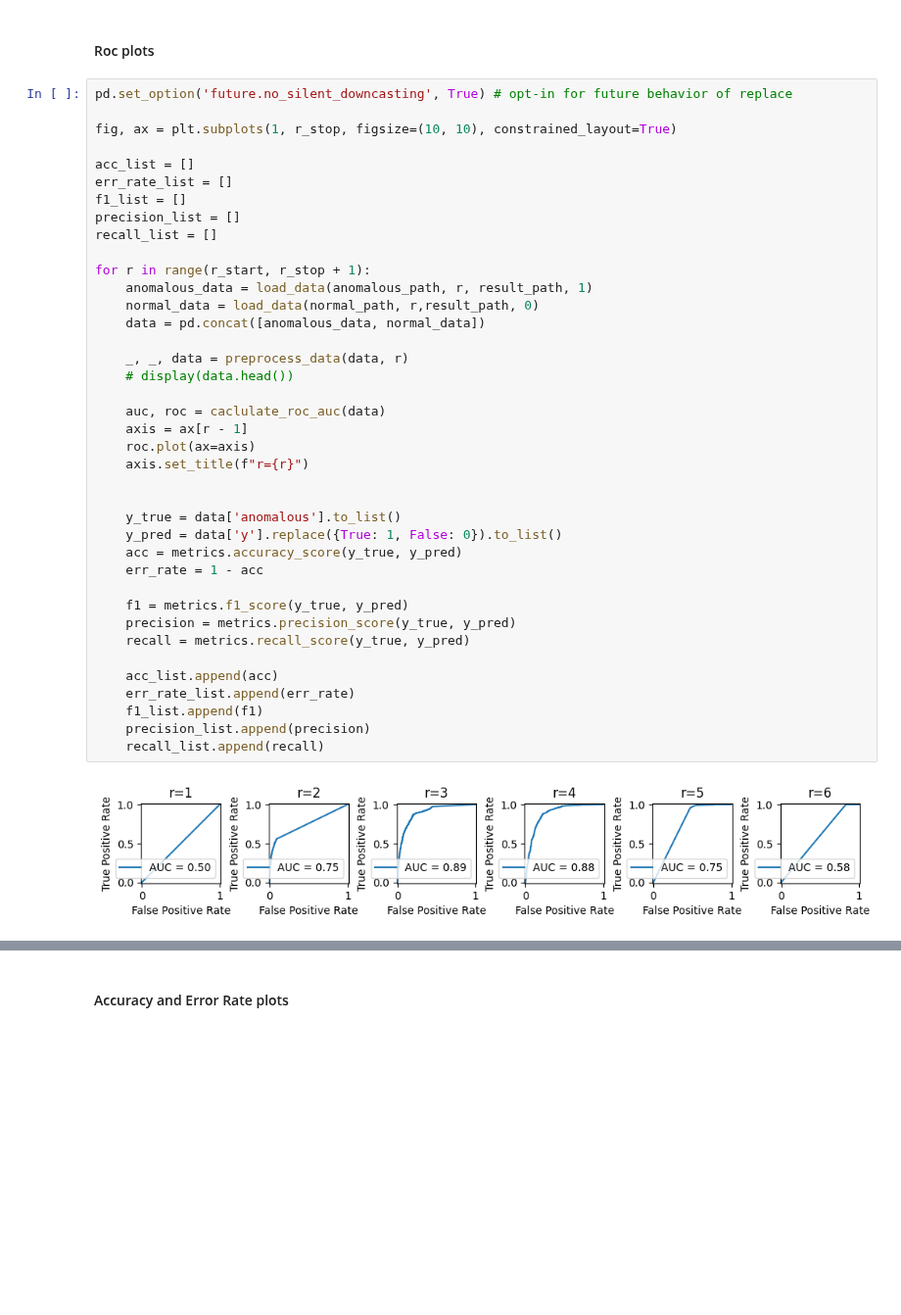
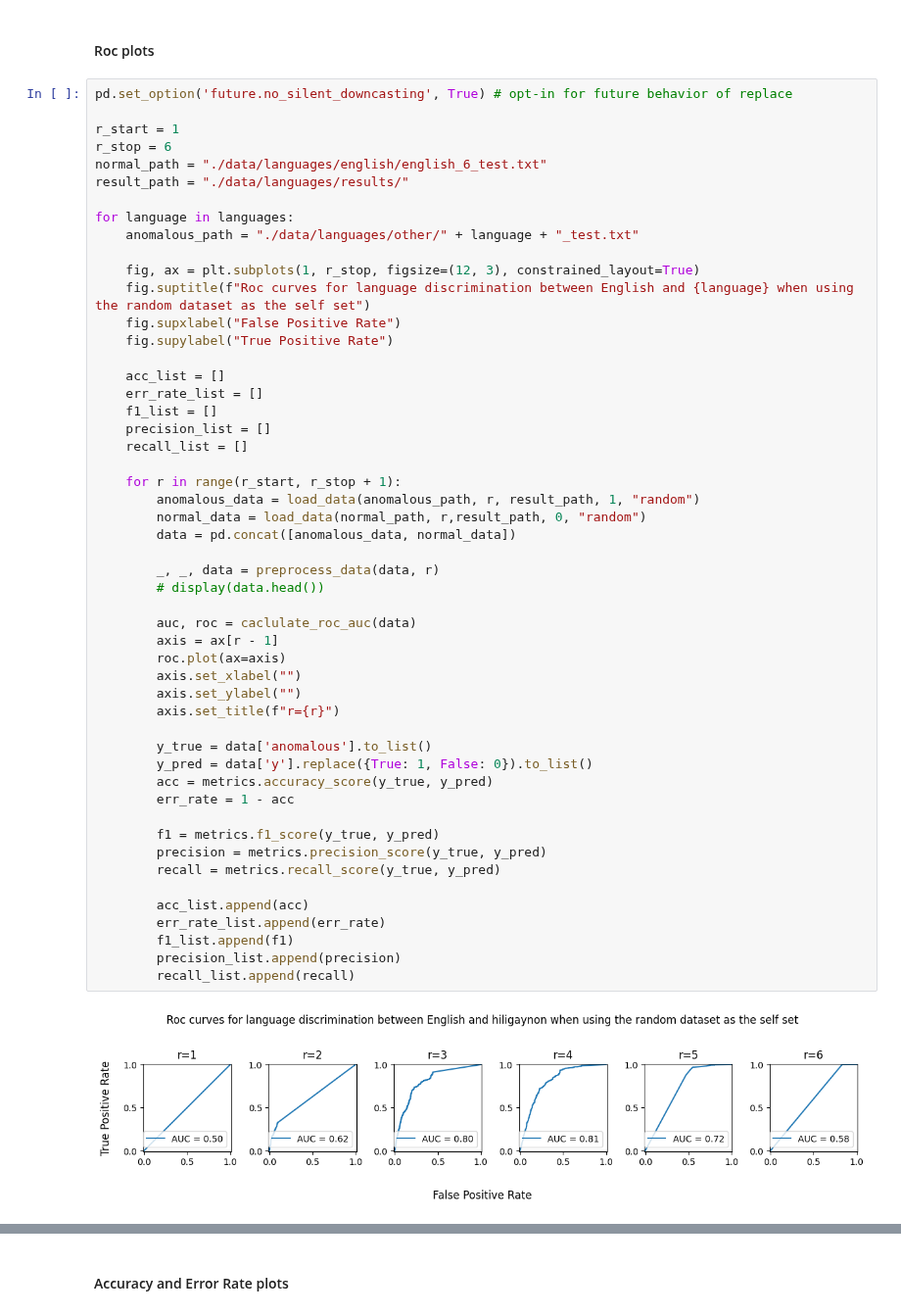
Before and after one commit to VaggelisSpi/NaCo_Project, a Jupyter notebook: project/language_discrimination.ipynb, the cells around one changed output, grey strips where cells are left out. Shown at 98% size. Cells and saved outputs as stored; diff of their text form; blank space fills up the shorter version.

Commit message:
Add plots of roc curves for english vs each other language for all train datasets

```diff
--- a/project/language_discrimination.ipynb
+++ b/project/language_discrimination.ipynb
@@ -366,41 +366,53 @@ def caclulate_roc_auc(data):
 # %%
 pd.set_option('future.no_silent_downcasting', True) # opt-in for future behavior of replace
 
-fig, ax = plt.subplots(1, r_stop, figsize=(10, 10), constrained_layout=True)
+r_start = 1
+r_stop = 6
+normal_path = "./data/languages/english/english_6_test.txt"
+result_path = "./data/languages/results/"
 
-acc_list = []
-err_rate_list = []
-f1_list = []
-precision_list = []
-recall_list = []
+for language in languages:
+    anomalous_path = "./data/languages/other/" + language + "_test.txt"
 
-for r in range(r_start, r_stop + 1):
-    anomalous_data = load_data(anomalous_path, r, result_path, 1)
-    normal_data = load_data(normal_path, r,result_path, 0)
-    data = pd.concat([anomalous_data, normal_data])
+    fig, ax = plt.subplots(1, r_stop, figsize=(12, 3), constrained_layout=True)
+    fig.suptitle(f"Roc curves for language discrimination between English and {language} when using the random dataset as the self set")
+    fig.supxlabel("False Positive Rate")
+    fig.supylabel("True Positive Rate")
 
-    _, _, data = preprocess_data(data, r)
-    # display(data.head())
+    acc_list = []
+    err_rate_list = []
+    f1_list = []
+    precision_list = []
+    recall_list = []
 
-    auc, roc = caclulate_roc_auc(data)
-    axis = ax[r - 1]
-    roc.plot(ax=axis)
-    axis.set_title(f"r={r}")
+    for r in range(r_start, r_stop + 1):
+        anomalous_data = load_data(anomalous_path, r, result_path, 1, "random")
+        normal_data = load_data(normal_path, r,result_path, 0, "random")
+        data = pd.concat([anomalous_data, normal_data])
 
+        _, _, data = preprocess_data(data, r)
+        # display(data.head())
 
-    y_true = data['anomalous'].to_list()
-    y_pred = data['y'].replace({True: 1, False: 0}).to_list()
-    acc = metrics.accuracy_score(y_true, y_pred)
-    err_rate = 1 - acc
+        auc, roc = caclulate_roc_auc(data)
+        axis = ax[r - 1]
+        roc.plot(ax=axis)
+        axis.set_xlabel("")
+        axis.set_ylabel("")
+        axis.set_title(f"r={r}")
 
-    f1 = metrics.f1_score(y_true, y_pred)
-    precision = metrics.precision_score(y_true, y_pred)
-    recall = metrics.recall_score(y_true, y_pred)
+        y_true = data['anomalous'].to_list()
+        y_pred = data['y'].replace({True: 1, False: 0}).to_list()
+        acc = metrics.accuracy_score(y_true, y_pred)
+        err_rate = 1 - acc
 
-    acc_list.append(acc)
-    err_rate_list.append(err_rate)
-    f1_list.append(f1)
-    precision_list.append(precision)
-    recall_list.append(recall)
+        f1 = metrics.f1_score(y_true, y_pred)
+        precision = metrics.precision_score(y_true, y_pred)
+        recall = metrics.recall_score(y_true, y_pred)
+
+        acc_list.append(acc)
+        err_rate_list.append(err_rate)
+        f1_list.append(f1)
+        precision_list.append(precision)
+        recall_list.append(recall)
 # %% [output]
-[figure, old version]
+[figure, new version]
```
Also changed, not shown: parts of 1 cell of this notebook, 19 other files.
